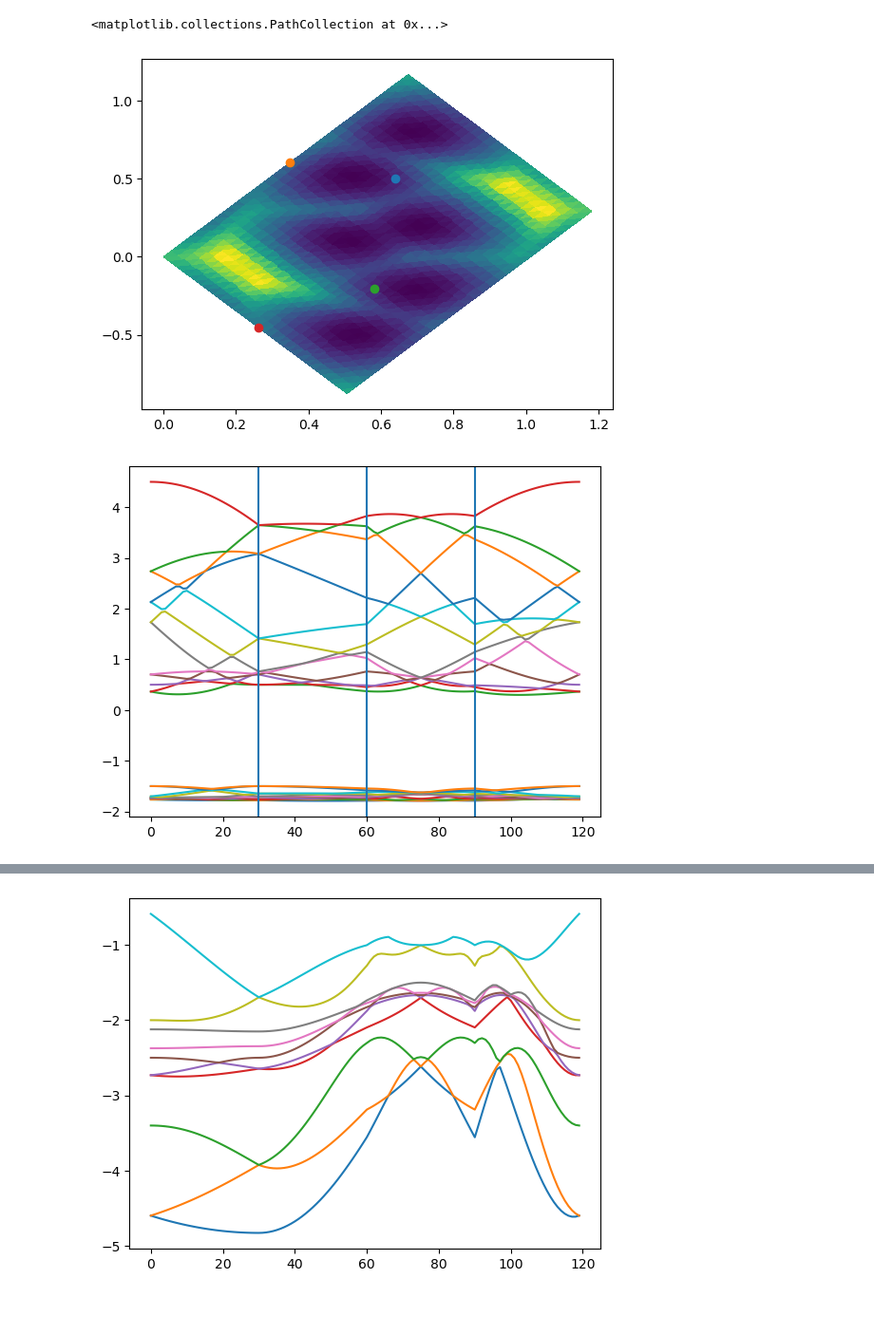
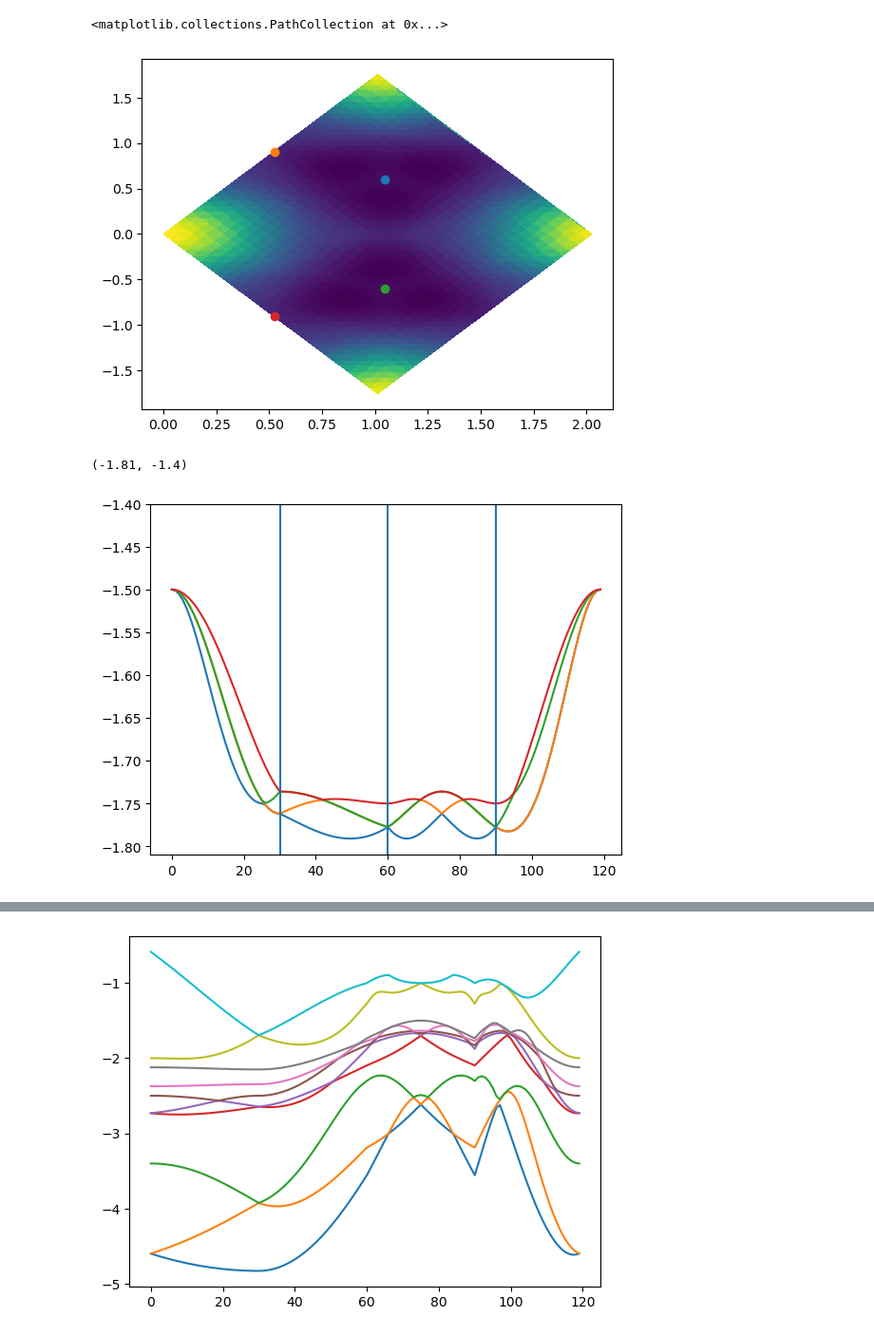
Before and after one commit to tenkila/FCI_HK, a Jupyter notebook: Supercell_v2.ipynb, the cells around one changed output, grey strips where cells are left out. Shown at 95% size. Cells and saved outputs as stored; diff of their text form; code cells hidden in the pictures; blank space fills up the shorter version.

```diff
--- a/Supercell_v2.ipynb
+++ b/Supercell_v2.ipynb
@@ -14,7 +14,7 @@ a1 = np.array([3, np.sqrt(3)])/2
 a2 = np.array([3, -np.sqrt(3)])/2
 basis = [np.array([0.0, 0.0]), np.array([1.0, 0.0])]   # two sublattice positions: 0 and d1
 
-Lx, Ly = 3, 4
+Lx, Ly = 2, 2
 A1 = Lx * a1
 A2 = Ly * a2
 
@@ -202,7 +202,7 @@ plt.scatter(K2[0], K2[1])
 plt.scatter(M2[0], M2[1])
 # %% [output]
 <matplotlib.collections.PathCollection at 0x...>
-[figure, old version]
+[figure, new version]
 # %%
 def kpath(Nk_seg=30):
     seg1 = np.linspace(Γ, M1, Nk_seg, endpoint=False)
@@ -219,13 +219,14 @@ for i, k in enumerate(kpath()):
 # %%
 for i in range(2*Lx*Ly):
     plt.plot(energies[:, i])
 
 for x in [30, 60, 90]:
     plt.axvline(x=x)
 
-#plt.ylim(-1.81, -1.4)
+plt.ylim(-1.81, -1.4)
 # %% [output]
+(-1.81, -1.4)
-[figure, old version]
+[figure, new version]
 # %%
 
 
```
Also changed, not shown: parts of 4 cells of this notebook, 1 other file.
